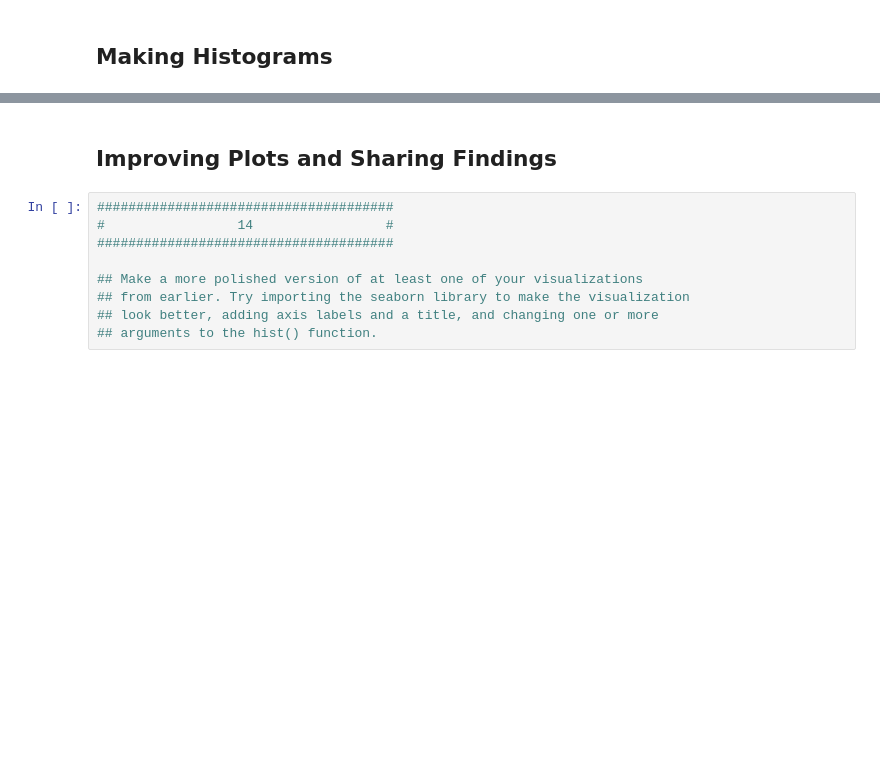
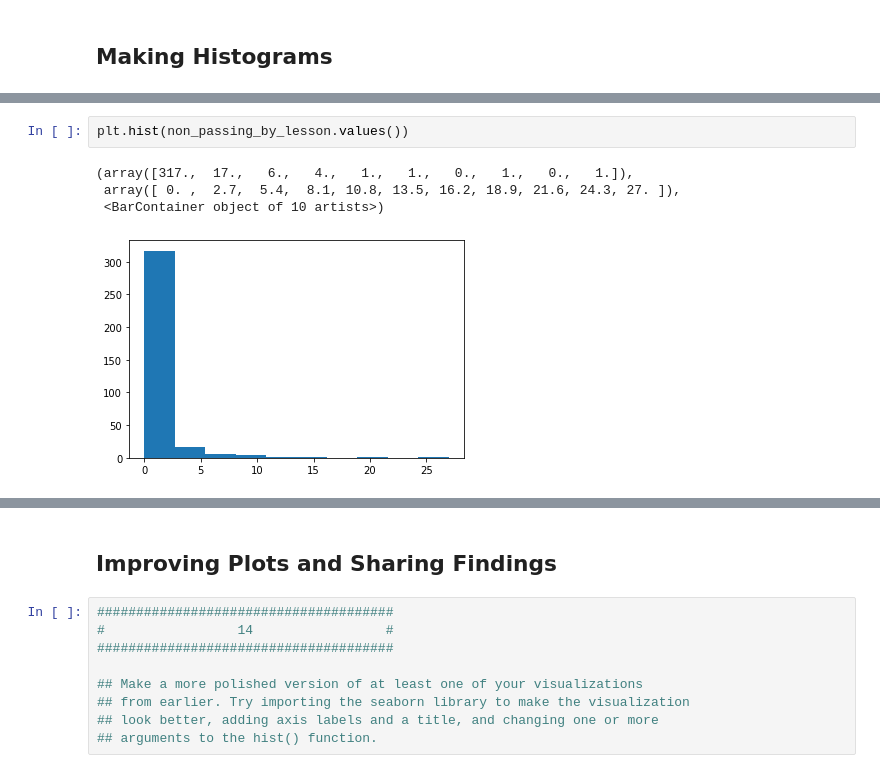
Before and after one commit to rafi007akhtar/intro-to-data-analysis, a Jupyter notebook: project-1/L1_Starter_Code.ipynb, the cells around one changed output, grey strips where cells are left out. Drawn from its saved outputs; the diff is of its cells as text; blank space fills up the shorter version.

```diff
--- a/project-1/L1_Starter_Code.ipynb
+++ b/project-1/L1_Starter_Code.ipynb
@@ -665,0 +699,7 @@ Difference: 1028
+# %%
+plt.hist(non_passing_by_lesson.values())
+# %% [output]
+(array([317.,  17.,   6.,   4.,   1.,   1.,   0.,   1.,   0.,   1.]),
+ array([ 0. ,  2.7,  5.4,  8.1, 10.8, 13.5, 16.2, 18.9, 21.6, 24.3, 27. ]),
+ <BarContainer object of 10 artists>)
+[figure, added]
```
Also changed, not shown: parts of 8 cells of this notebook.
